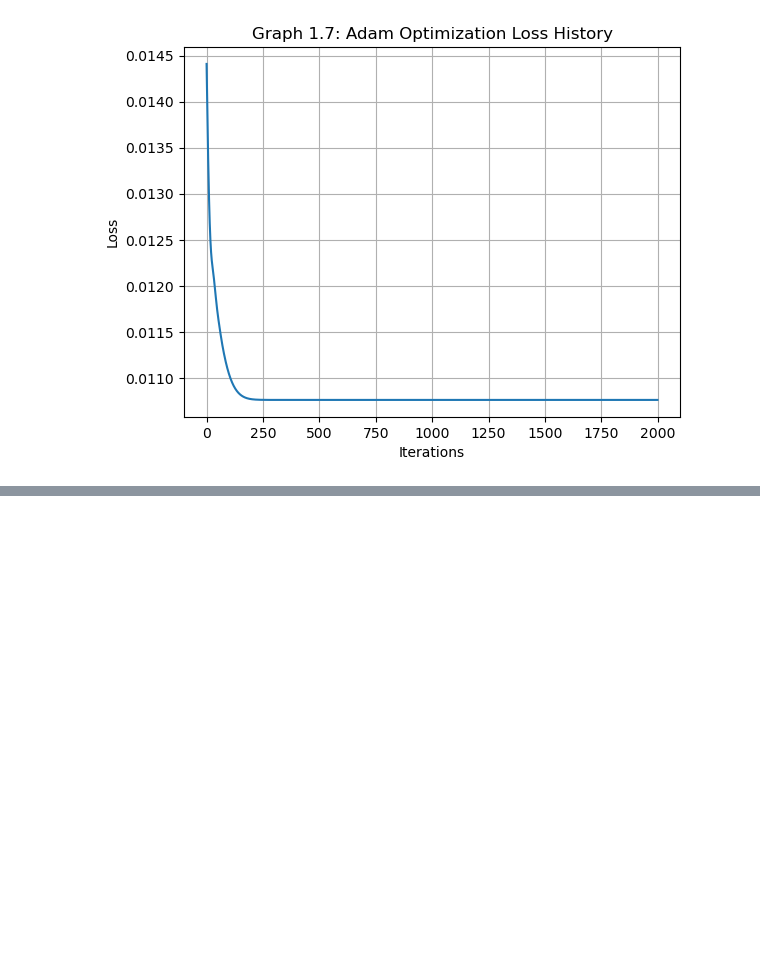
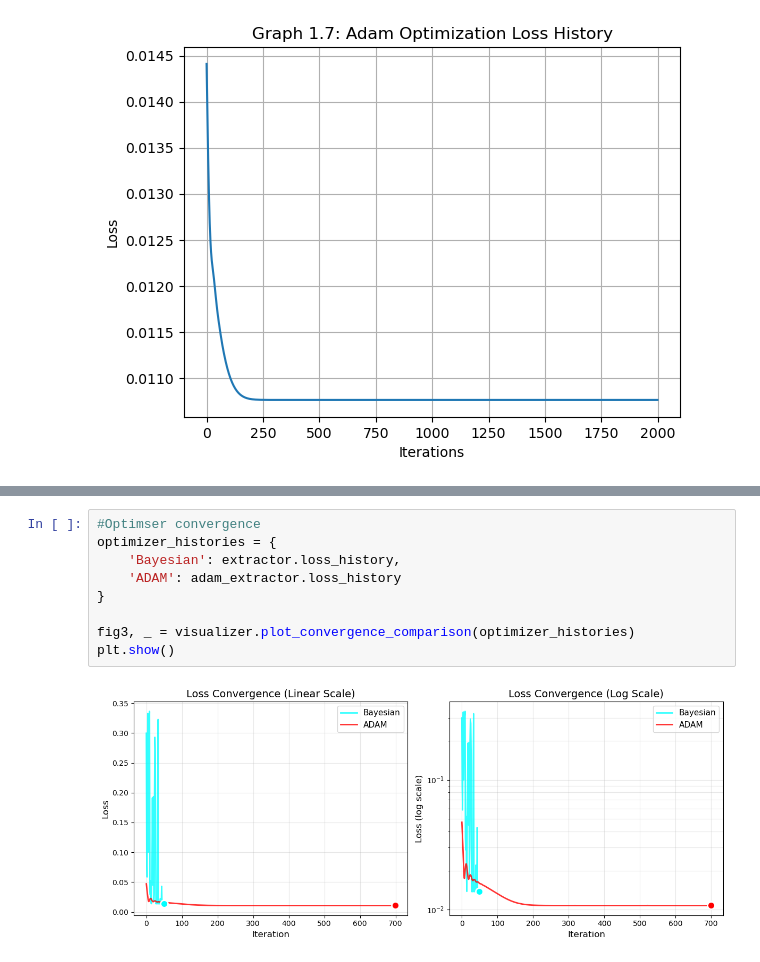
Before and after one commit to Loriginale2000/TerahertzProject, a Jupyter notebook: TheoTHzTDS/THz-TDS/Transfer Matrix Method/Quartz_1mm_06_02_2026.ipynb, the cells around one changed output, grey strips where cells are left out. Saved outputs shown, nothing was run; the diff lists cells and outputs as text; blank space fills up the shorter version.

```diff
--- a/TheoTHzTDS/THz-TDS/Transfer Matrix Method/Quartz_1mm_06_02_2026.ipynb
+++ b/TheoTHzTDS/THz-TDS/Transfer Matrix Method/Quartz_1mm_06_02_2026.ipynb
@@ -456,0 +454,11 @@ plt.show()
+# %%
+#Optimser convergence
+optimizer_histories = {
+    'Bayesian': extractor.loss_history,
+    'ADAM': adam_extractor.loss_history
+}
+
+fig3, _ = visualizer.plot_convergence_comparison(optimizer_histories)
+plt.show()
+# %% [output]
+[figure, added]
```
Also changed, not shown: parts of 10 cells of this notebook, 10 other files.
